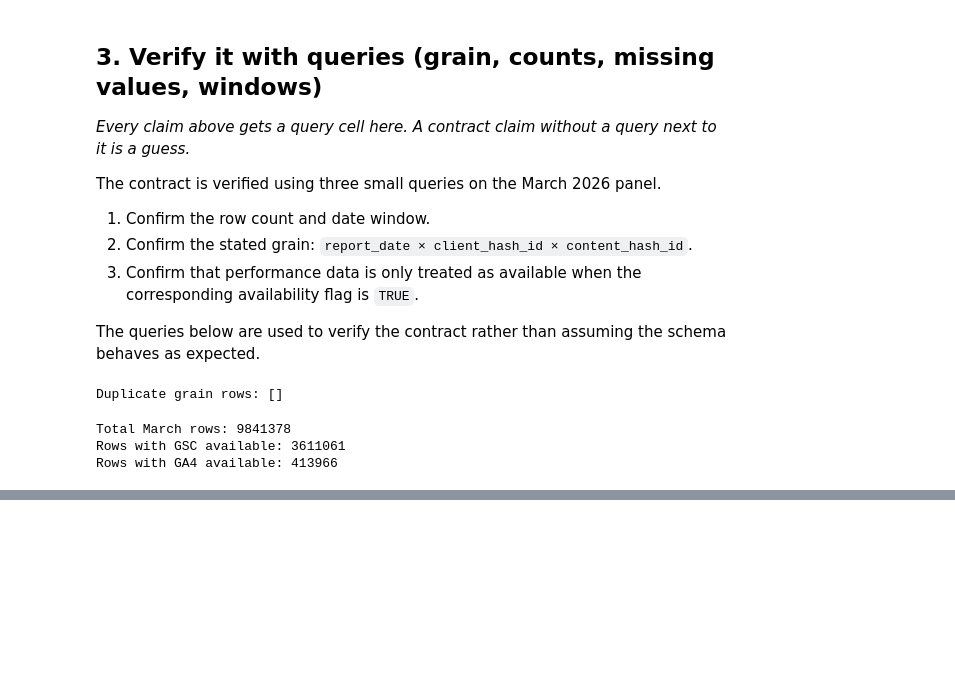
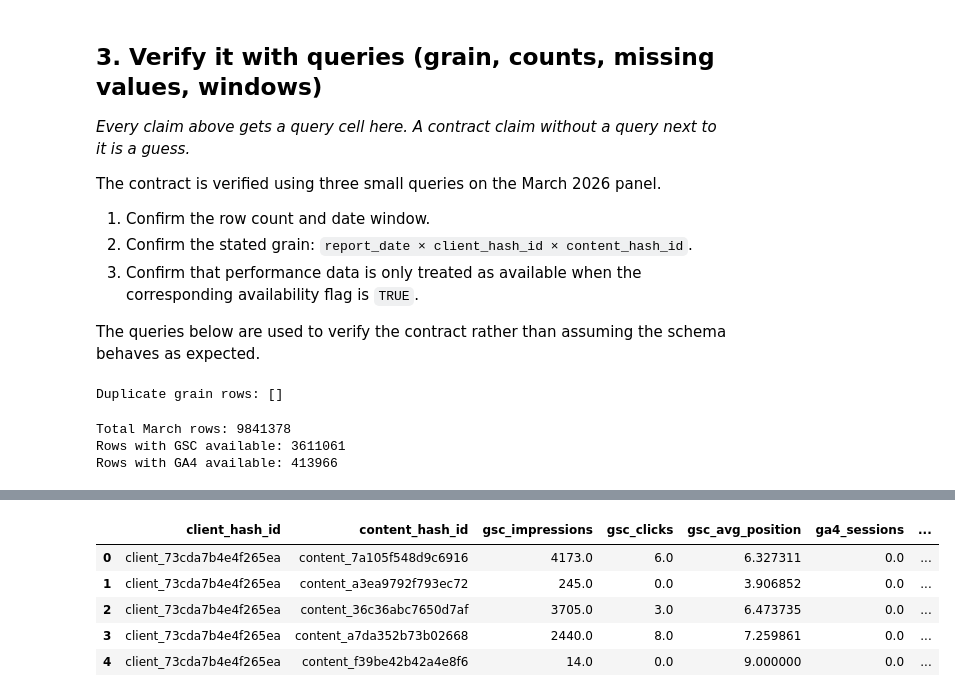
Before and after one commit to tasmeer-Siddiqui125/flyrank-ml-internship, a Jupyter notebook: work/notebooks/w03_data_contract.ipynb, the cells around one changed output, grey strips where cells are left out. Drawn from its saved outputs; the diff is of its cells as text; code cells hidden in the pictures; blank space fills up the shorter version.

```diff
--- a/work/notebooks/w03_data_contract.ipynb
+++ b/work/notebooks/w03_data_contract.ipynb
@@ -14,3 +12,18 @@ This notebook defines and verifies the data contract for the Search Intelligence
 The goal is to classify content into higher- and lower-engagement groups using information that is available at the prediction decision moment.
 
 Development and verification use the March 2026 warehouse partition (`2026-03`). The final month is treated as a sealed outcome/test window.
+# %%
+import duckdb
+from google.colab import userdata
+
+HF_TOKEN = userdata.get("HF_TOKEN")
+
+con = duckdb.connect()
+
+con.execute(
+    "CREATE SECRET hf_secret "
+    "(TYPE huggingface, TOKEN ?)",
+    [HF_TOKEN]
+)
+
+print("DuckDB connected to Hugging Face")
@@ -157,0 +248,62 @@ Rows with GA4 available: 413966
+# %%
+feature_frame = con.execute("""
+    SELECT
+        client_hash_id,
+        content_hash_id,
+
+        SUM(
+            CASE
+                WHEN gsc_data_available IS TRUE
+                THEN gsc_impressions
+                ELSE 0
+            END
+        ) AS gsc_impressions,
+
+        SUM(
+            CASE
+                WHEN gsc_data_available IS TRUE
+                THEN gsc_clicks
+                ELSE 0
+            END
+        ) AS gsc_clicks,
+
+        AVG(
+            CASE
+                WHEN gsc_data_available IS TRUE
+                THEN gsc_avg_position
+                ELSE NULL
+            END
+        ) AS gsc_avg_position,
+
+        SUM(
+            CASE
+                WHEN ga4_data_available IS TRUE
+                THEN ga4_sessions
+                ELSE 0
+            END
+        ) AS ga4_sessions,
+
+        SUM(
+            CASE
+                WHEN ga4_data_available IS TRUE
+                THEN ga4_engaged_sessions
+                ELSE 0
+            END
+        ) AS ga4_engaged_sessions
+
+    FROM read_parquet(
+        'hf://datasets/FlyRank/internship-warehouse/fact_content_daily_performance/month=2026-03/*.parquet'
+    )
+
+    WHERE report_date BETWEEN '2026-03-01' AND '2026-03-15'
+
+    GROUP BY
+        client_hash_id,
+        content_hash_id
+
+    LIMIT 1000
+""").fetchdf()
+
+print("Feature frame shape:", feature_frame.shape)
+display(feature_frame.head())
+# %% [output]
@@ -158,3 +311,9 @@ Rows with GA4 available: 413966
+|  | client_hash_id | content_hash_id | gsc_impressions | gsc_clicks | gsc_avg_position | ga4_sessions | ... |
+| 0 | client_73cda7b4e4f265ea | content_7a105f548d9c6916 | 4173.0 | 6.0 | 6.327311 | 0.0 | ... |
+| 1 | client_73cda7b4e4f265ea | content_a3ea9792f793ec72 | 245.0 | 0.0 | 3.906852 | 0.0 | ... |
+| 2 | client_73cda7b4e4f265ea | content_36c36abc7650d7af | 3705.0 | 3.0 | 6.473735 | 0.0 | ... |
+| 3 | client_73cda7b4e4f265ea | content_a7da352b73b02668 | 2440.0 | 8.0 | 7.259861 | 0.0 | ... |
+| 4 | client_73cda7b4e4f265ea | content_f39be42b42a4e8f6 | 14.0 | 0.0 | 9.000000 | 0.0 | ... |
 # %% [markdown]
 ## 4. Data limits
 
```
Also changed, not shown: parts of 8 cells of this notebook.
